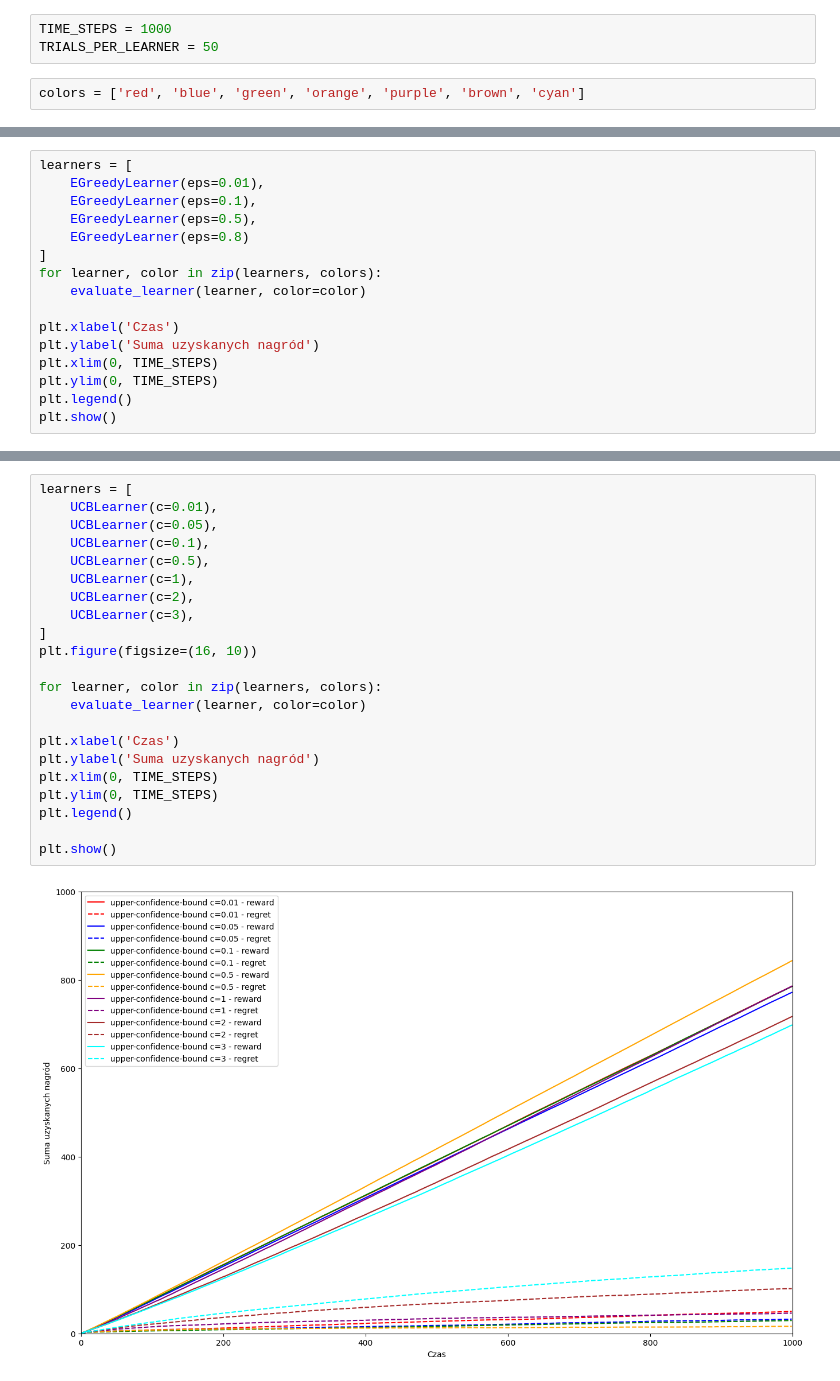
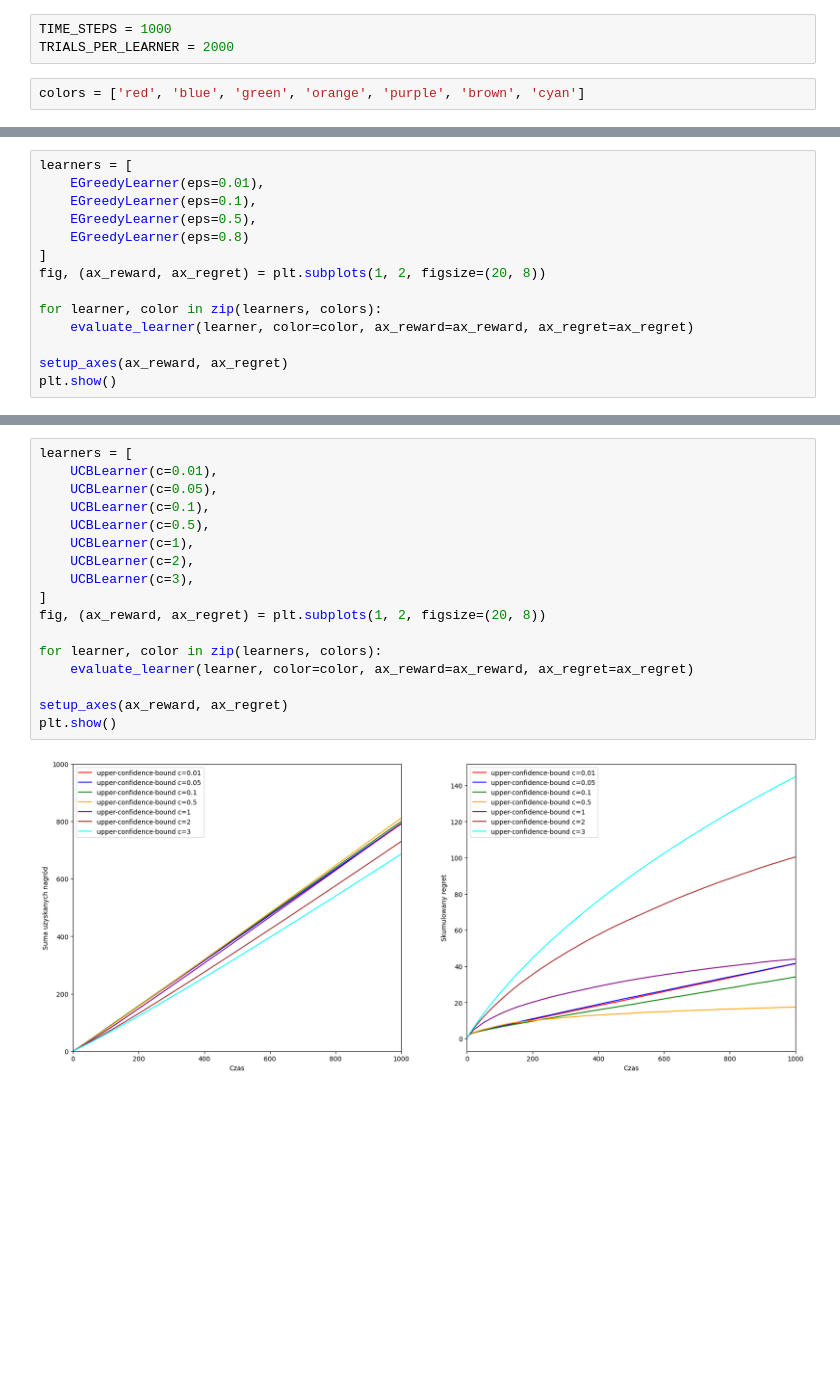
Before and after one commit to pawlowiczf/Reinforcement-Learning, a Jupyter notebook: lab01/regret.ipynb, the cells around one changed output, grey strips where cells are left out. Saved outputs shown, nothing was run; the diff lists cells and outputs as text; blank space fills up the shorter version.

```diff
--- a/lab01/regret.ipynb
+++ b/lab01/regret.ipynb
@@ -68,7 +68,7 @@ class RandomLearner(BanditLearner):
 #
 # %%
 TIME_STEPS = 1000
-TRIALS_PER_LEARNER = 50
+TRIALS_PER_LEARNER = 2000
 # %%
 colors = ['red', 'blue', 'green', 'orange', 'purple', 'brown', 'cyan']
 # %%
@@ -116,13 +130,11 @@ learners = [
     EGreedyLearner(eps=0.5),
     EGreedyLearner(eps=0.8)
 ]
+fig, (ax_reward, ax_regret) = plt.subplots(1, 2, figsize=(20, 8))
+
 for learner, color in zip(learners, colors):
-    evaluate_learner(learner, color=color)
+    evaluate_learner(learner, color=color, ax_reward=ax_reward, ax_regret=ax_regret)
 
-plt.xlabel('Czas')
-plt.ylabel('Suma uzyskanych nagród')
-plt.xlim(0, TIME_STEPS)
-plt.ylim(0, TIME_STEPS)
-plt.legend()
+setup_axes(ax_reward, ax_regret)
 plt.show()
 # %% [output]
@@ -130,24 +142,19 @@ plt.show()
 # %%
 learners = [
     UCBLearner(c=0.01),
     UCBLearner(c=0.05),
     UCBLearner(c=0.1),
     UCBLearner(c=0.5),
     UCBLearner(c=1),
     UCBLearner(c=2),
     UCBLearner(c=3),
 ]
-plt.figure(figsize=(16, 10))
+fig, (ax_reward, ax_regret) = plt.subplots(1, 2, figsize=(20, 8))
 
 for learner, color in zip(learners, colors):
-    evaluate_learner(learner, color=color)
+    evaluate_learner(learner, color=color, ax_reward=ax_reward, ax_regret=ax_regret)
 
-plt.xlabel('Czas')
-plt.ylabel('Suma uzyskanych nagród')
-plt.xlim(0, TIME_STEPS)
-plt.ylim(0, TIME_STEPS)
-plt.legend()
-
+setup_axes(ax_reward, ax_regret)
 plt.show()
 # %% [output]
-[figure, old version]
+[figure, new version]
```
Also changed, not shown: parts of 5 cells of this notebook, 10 other files.
